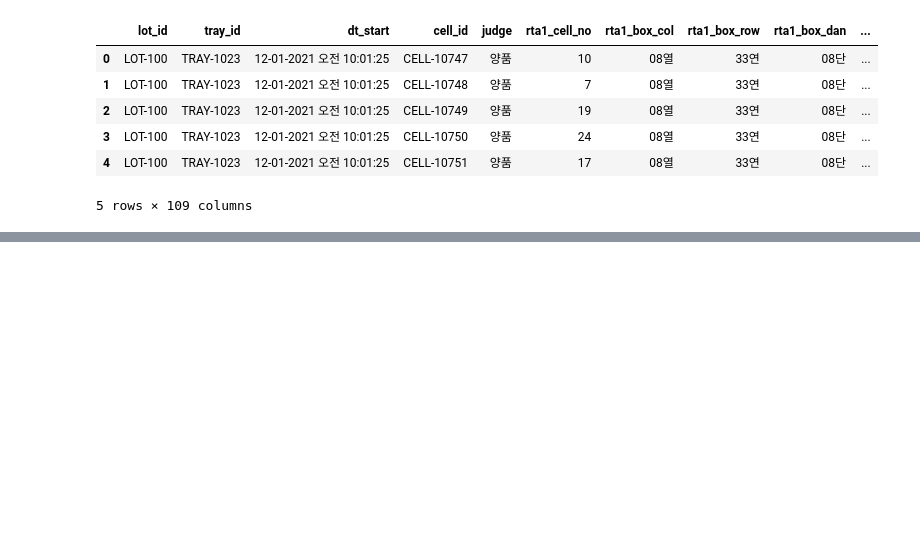
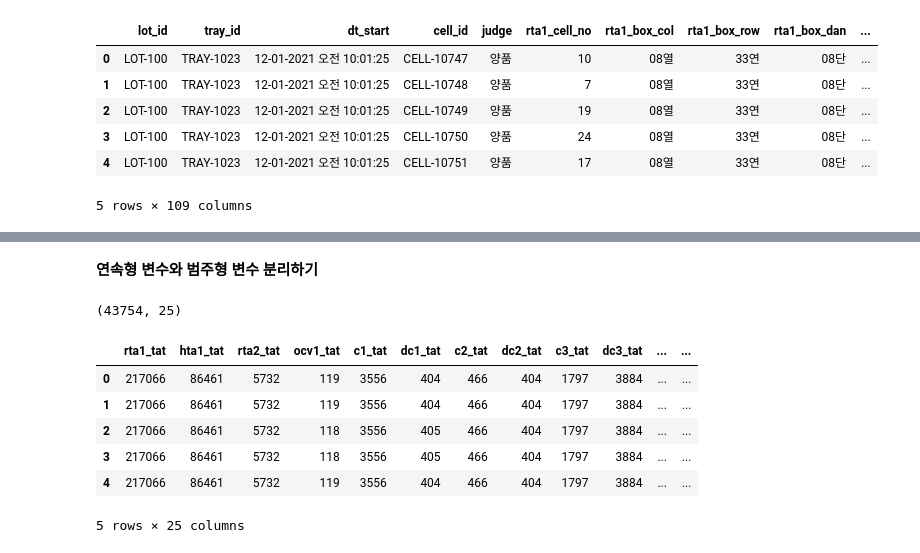
Before and after one commit to mjiii25/posco-academy, a Jupyter notebook: Big-Data/Battery-Project/data-preprocessing.ipynb, the cells around one changed output, grey strips where cells are left out. Drawn from its saved outputs; the diff is of its cells as text; code cells hidden in the pictures; blank space fills up the shorter version.

```diff
--- a/Big-Data/Battery-Project/data-preprocessing.ipynb
+++ b/Big-Data/Battery-Project/data-preprocessing.ipynb
@@ -42,0 +71,5 @@ bat_process.head()
+# %%
+df_raw = pd.merge(bat_tat, bat_process)
+
+print(df_raw.shape)
+df_raw.head()
@@ -42,0 +114,9 @@ bat_process.head()
+# %%
+a = df_raw.loc[:, 'lot_id' : 'sa4_tat']
+b = df_raw['judge']
+c = df_raw.loc[:, 'ocv2_ocv' : 'pc1_box_dan']
+# %%
+df_raw_minji = pd.concat([a,b,c], axis = 1)
+
+print(df_raw_minji.shape)
+df_raw_minji.head()
@@ -42,0 +164,22 @@ bat_process.head()
+# %% [markdown]
+**연속형 변수와 범주형 변수 분리하기**
+# %%
+df_raw_minji_num = df_raw_minji.drop(['lot_id', 'tray_id', 'dt_start', 'cell_id',
+                                      'sa2_tat', 'socv2_tat', 'sa3_tat', 'socv3_tat', 'sa4_tat', 'judge',
+                                      'ocv2_box_col', 'ocv2_box_dan', 'pg1_box_col', 'pg1_box_dan', 'pc1_box_col', 'pc1_box_dan'],
+                                       axis = 1, inplace = False)
+
+df_raw_minji_cat = df_raw_minji[['sa2_tat', 'socv2_tat', 'sa3_tat', 'socv3_tat', 'sa4_tat', 'judge',
+                                 'ocv2_box_col', 'ocv2_box_dan', 'pg1_box_col', 'pg1_box_dan', 'pc1_box_col', 'pc1_box_dan']]
+# %%
+print(df_raw_minji_num.shape)
+df_raw_minji_num.head()
+# %% [output]
+(43754, 25)
+|  | rta1_tat | hta1_tat | rta2_tat | ocv1_tat | c1_tat | dc1_tat | c2_tat | dc2_tat | c3_tat | dc3_tat | ... | ... |
+| 0 | 217066 | 86461 | 5732 | 119 | 3556 | 404 | 466 | 404 | 1797 | 3884 | ... | ... |
+| 1 | 217066 | 86461 | 5732 | 119 | 3556 | 404 | 466 | 404 | 1797 | 3884 | ... | ... |
+| 2 | 217066 | 86461 | 5732 | 118 | 3556 | 405 | 466 | 404 | 1797 | 3884 | ... | ... |
+| 3 | 217066 | 86461 | 5732 | 118 | 3556 | 405 | 466 | 404 | 1797 | 3884 | ... | ... |
+| 4 | 217066 | 86461 | 5732 | 119 | 3556 | 404 | 466 | 404 | 1797 | 3884 | ... | ... |
+5 rows × 25 columns
```
Also changed, not shown: parts of 19 cells of this notebook.
